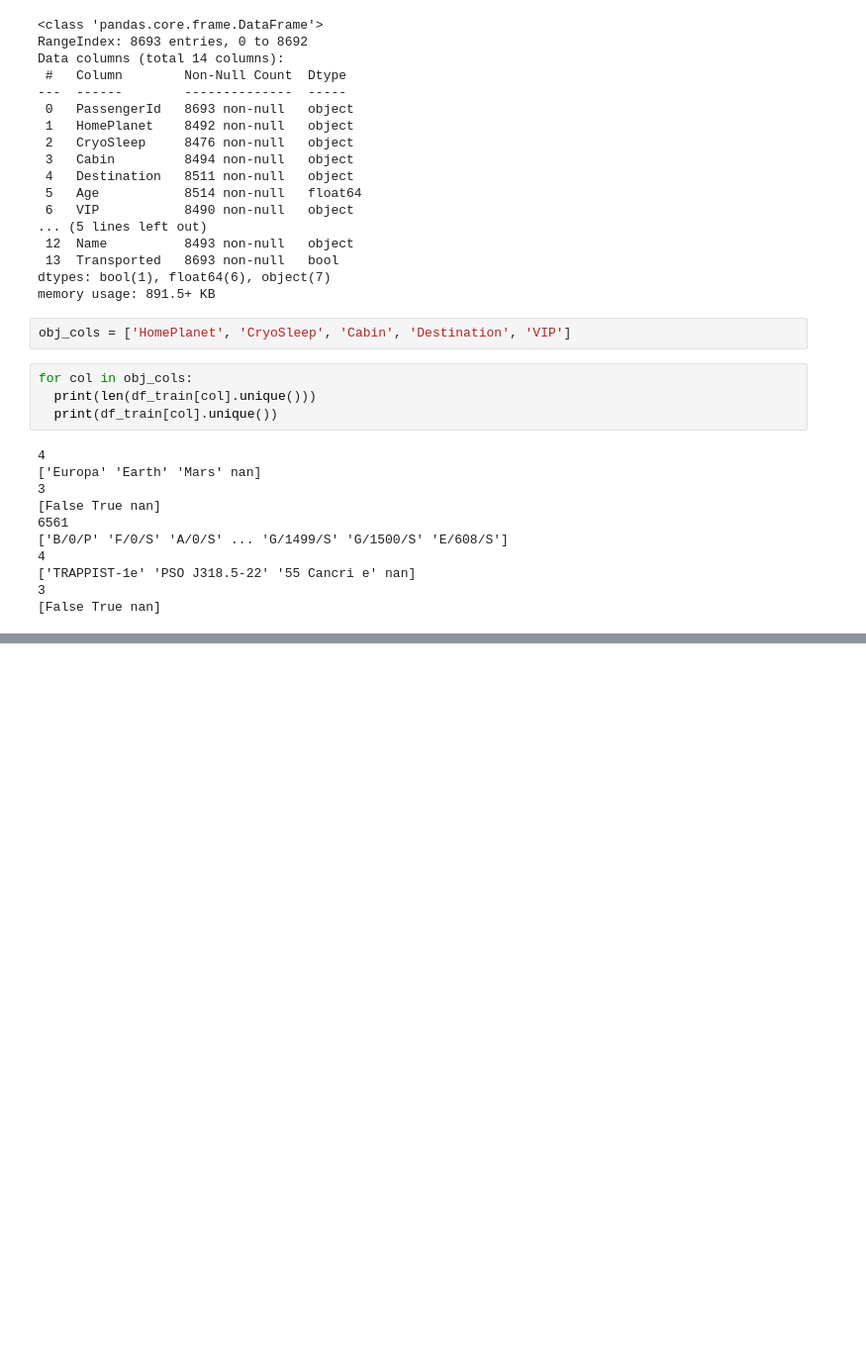
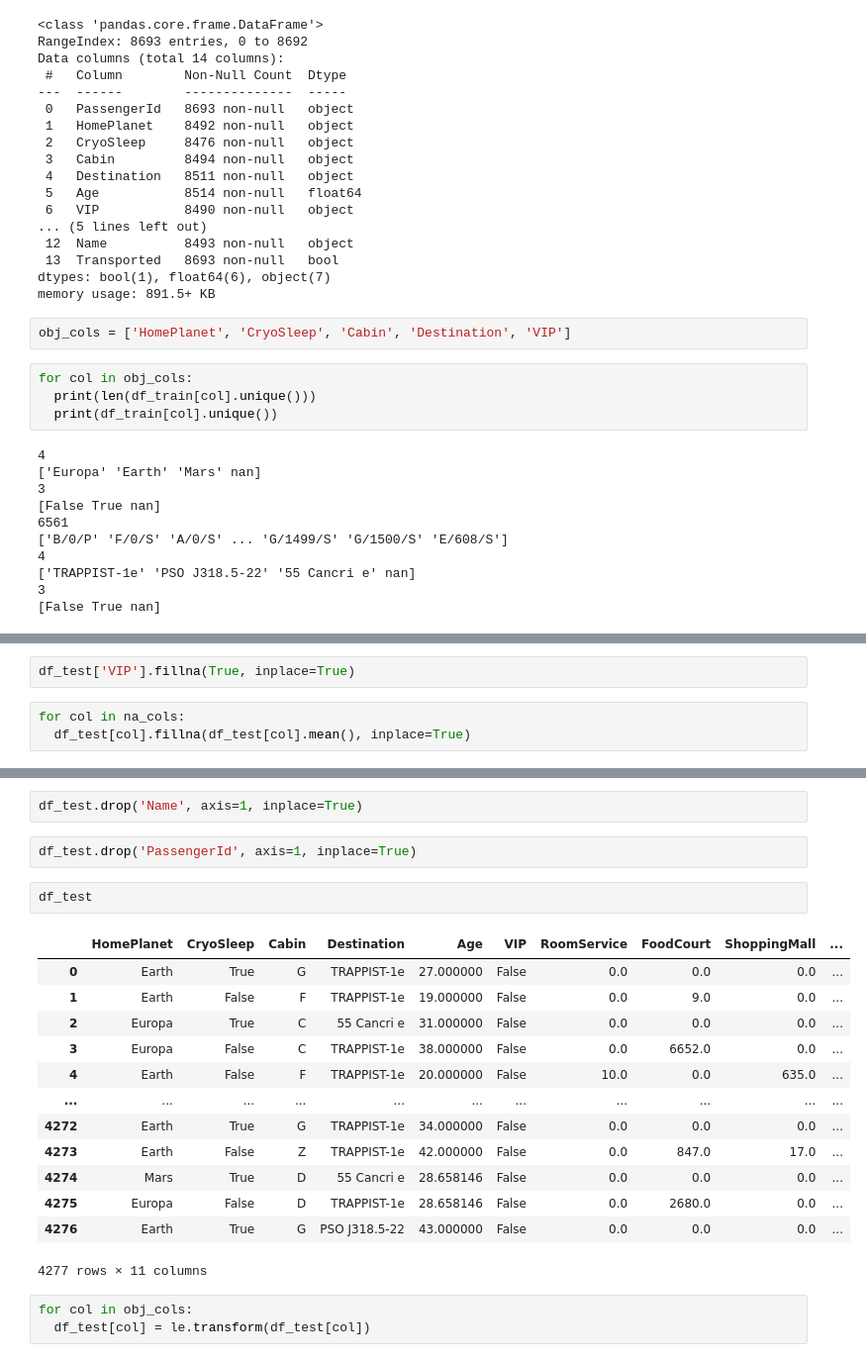
Before and after one commit to AkashKalme/Spaceship-Titanic, a Jupyter notebook: SpaceshipTitanic.ipynb, the cells around one changed output, grey strips where cells are left out. Shown at 99% size. Saved outputs shown, nothing was run; the diff lists cells and outputs as text; blank space fills up the shorter version.

```diff
--- a/SpaceshipTitanic.ipynb
+++ b/SpaceshipTitanic.ipynb
@@ -147,0 +376,5 @@ for col in obj_cols:
+# %%
+df_test['VIP'].fillna(True, inplace=True)
+# %%
+for col in na_cols:
+  df_test[col].fillna(df_test[col].mean(), inplace=True)
@@ -147,0 +398,23 @@ for col in obj_cols:
+# %%
+df_test.drop('Name', axis=1, inplace=True)
+# %%
+df_test.drop('PassengerId', axis=1, inplace=True)
+# %%
+df_test
+# %% [output]
+|  | HomePlanet | CryoSleep | Cabin | Destination | Age | VIP | RoomService | FoodCourt | ShoppingMall | ... |
+| 0 | Earth | True | G | TRAPPIST-1e | 27.000000 | False | 0.0 | 0.0 | 0.0 | ... |
+| 1 | Earth | False | F | TRAPPIST-1e | 19.000000 | False | 0.0 | 9.0 | 0.0 | ... |
+| 2 | Europa | True | C | 55 Cancri e | 31.000000 | False | 0.0 | 0.0 | 0.0 | ... |
+| 3 | Europa | False | C | TRAPPIST-1e | 38.000000 | False | 0.0 | 6652.0 | 0.0 | ... |
+| 4 | Earth | False | F | TRAPPIST-1e | 20.000000 | False | 10.0 | 0.0 | 635.0 | ... |
+| ... | ... | ... | ... | ... | ... | ... | ... | ... | ... | ... |
+| 4272 | Earth | True | G | TRAPPIST-1e | 34.000000 | False | 0.0 | 0.0 | 0.0 | ... |
+| 4273 | Earth | False | Z | TRAPPIST-1e | 42.000000 | False | 0.0 | 847.0 | 17.0 | ... |
+| 4274 | Mars | True | D | 55 Cancri e | 28.658146 | False | 0.0 | 0.0 | 0.0 | ... |
+| 4275 | Europa | False | D | TRAPPIST-1e | 28.658146 | False | 0.0 | 2680.0 | 0.0 | ... |
+| 4276 | Earth | True | G | PSO J318.5-22 | 43.000000 | False | 0.0 | 0.0 | 0.0 | ... |
+4277 rows × 11 columns
+# %%
+for col in obj_cols:
+  df_test[col] = le.transform(df_test[col])
```
Also changed, not shown: parts of 36 cells of this notebook.
